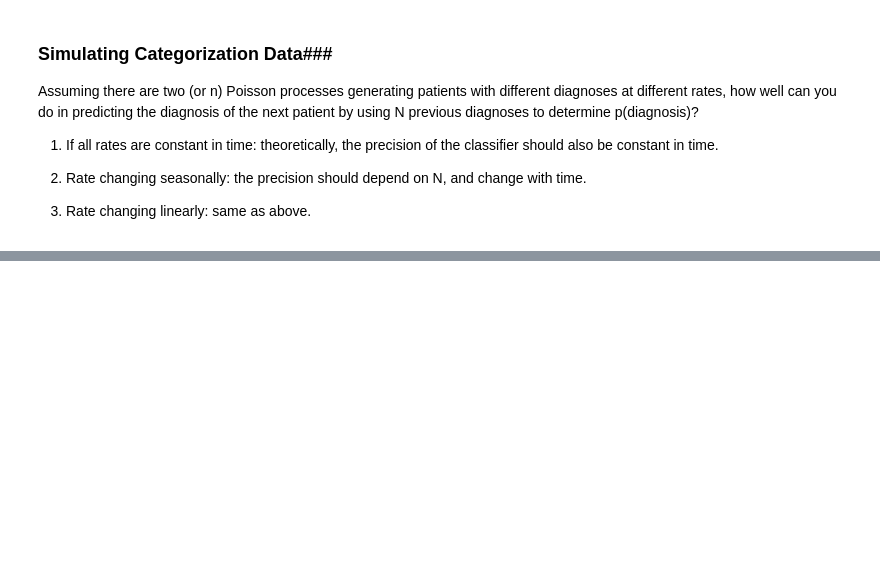
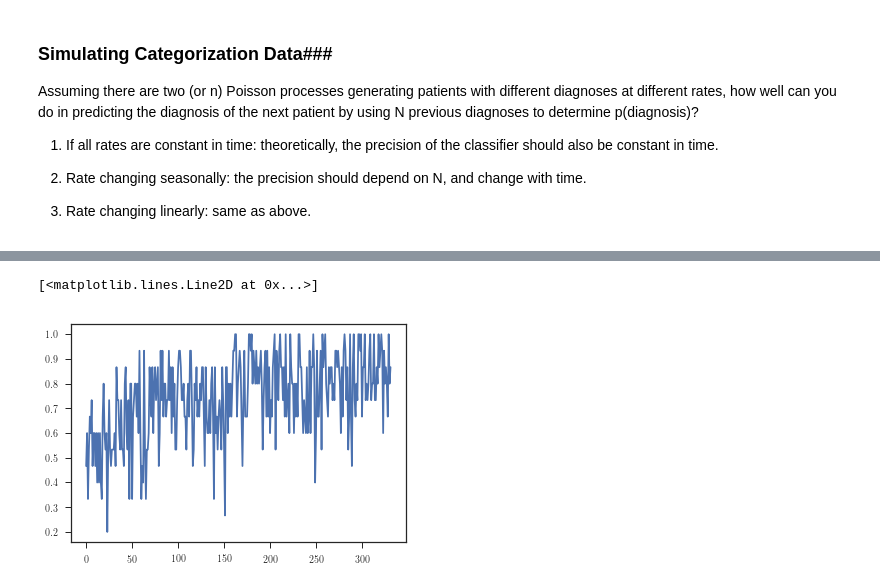
Before and after one commit to lmaesampson/CNSCat, a Jupyter notebook: Code/Simulation.ipynb, the cells around one changed output, grey strips where cells are left out. Saved outputs shown, nothing was run; the diff lists cells and outputs as text; code cells hidden in the pictures; blank space fills up the shorter version.

```diff
--- a/Code/Simulation.ipynb
+++ b/Code/Simulation.ipynb
@@ -81 +160,28 @@ def observe(tseries,Ntest,nclass):
+# %%
+ypred = []    #prediction
+yobs = []     #observation
+pwind_sec = []    #precision averaged over the window
+
+i = 0
+for obs in patients_sec[Ntrail+1:,1]:
+        r, p = observe(patients_sec[i:Ntrail+i,1],Ntrail,2)
+        if Ntrail+i+1<len(patients_sec):
+            ypred.append(p[0]+1.)
+            yobs.append(obs)
+        else:
+            print Ntrail*(i+1), i
+            break
+        i += 1
+        if i%window==0:
+            yobs = np.array(yobs)
+            ypred = np.array(ypred)
+            pscore = precision_score(yobs,ypred,average='micro')
+            pwind_sec.append(pscore)
+            ypred = []
+            yobs = []
+
+plt.plot(pwind_sec)
+# %% [output]
+[<matplotlib.lines.Line2D at 0x...>]
+[figure, added]
 # %%
```
Also changed, not shown: parts of 20 cells of this notebook, 2 other files.
